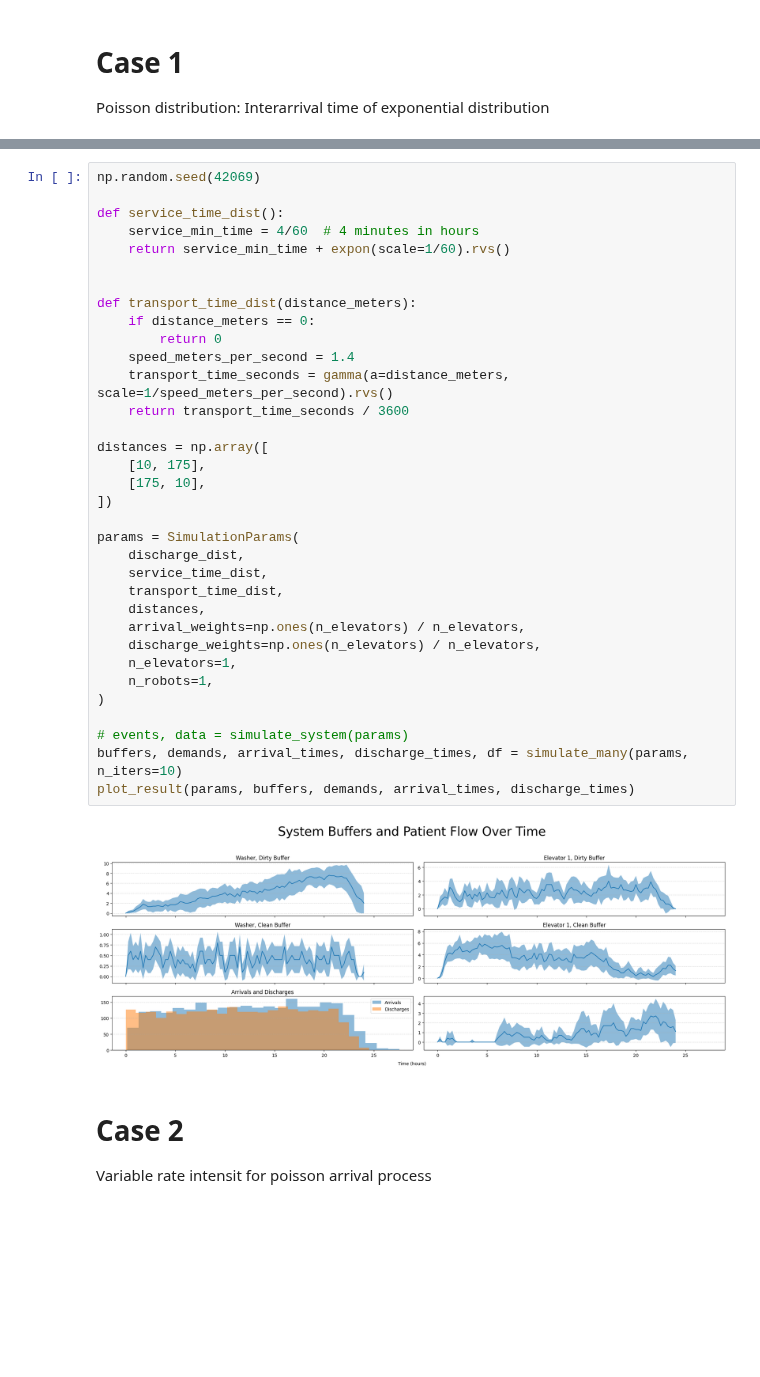
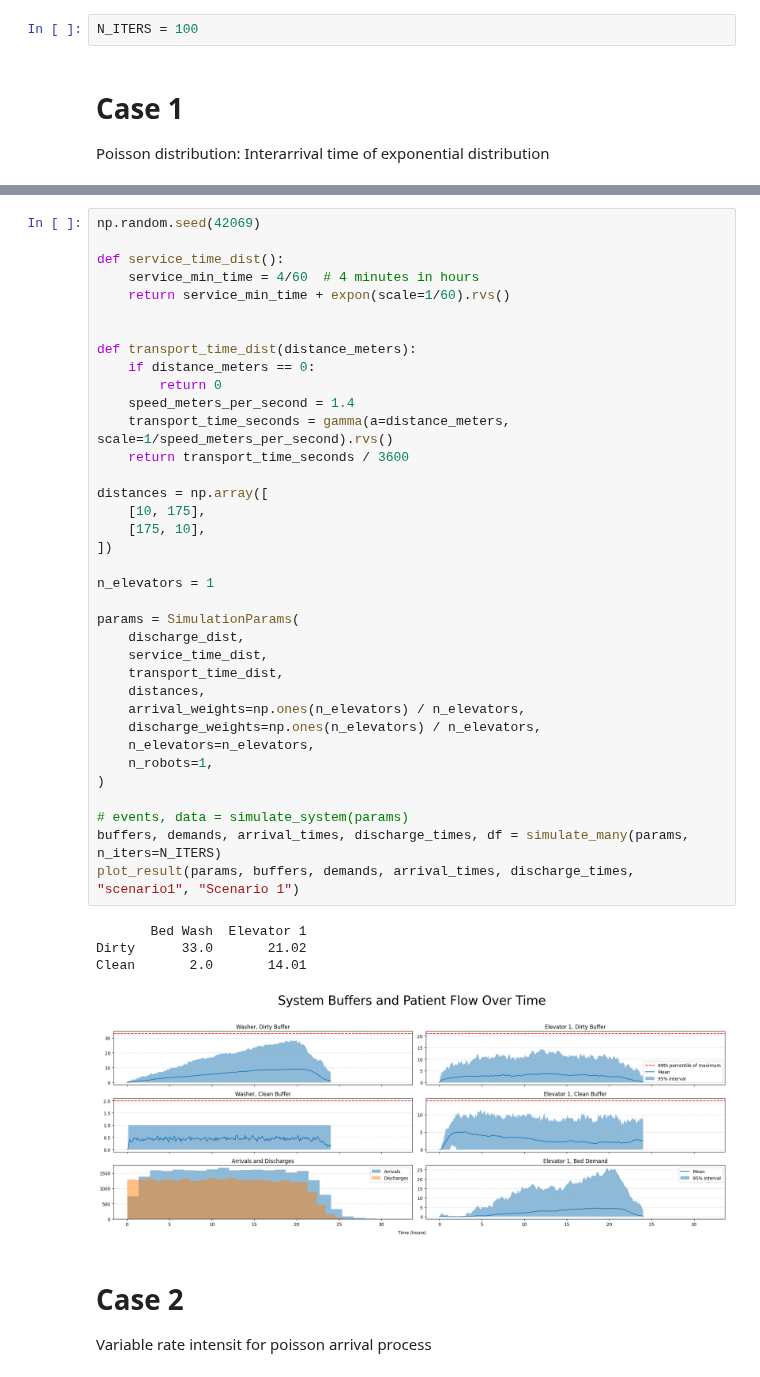
Before and after one commit to AntonJorg/stochastic_simulation, a Jupyter notebook: project2/cases.ipynb, the cells around one changed output, grey strips where cells are left out. Cells and saved outputs as stored; diff of their text form; blank space fills up the shorter version.

```diff
--- a/project2/cases.ipynb
+++ b/project2/cases.ipynb
@@ -91,3 +6,5 @@ events, data = simulate_system(params)
+# %%
+N_ITERS = 100
 # %% [markdown]
 # Case 1
 Poisson distribution: Interarrival time of exponential distribution
@@ -107,37 +24,42 @@ np.random.seed(42069)
 
 def service_time_dist():
     service_min_time = 4/60  # 4 minutes in hours
     return service_min_time + expon(scale=1/60).rvs()
 
 
 def transport_time_dist(distance_meters):
     if distance_meters == 0:
         return 0
     speed_meters_per_second = 1.4
     transport_time_seconds = gamma(a=distance_meters, scale=1/speed_meters_per_second).rvs()
     return transport_time_seconds / 3600
 
 distances = np.array([
     [10, 175],
     [175, 10],
 ])
 
+n_elevators = 1
+
 params = SimulationParams(
     discharge_dist,
     service_time_dist,
     transport_time_dist,
     distances,
     arrival_weights=np.ones(n_elevators) / n_elevators,
     discharge_weights=np.ones(n_elevators) / n_elevators,
-    n_elevators=1,
+    n_elevators=n_elevators,
     n_robots=1,
 )
 
 # events, data = simulate_system(params)
-buffers, demands, arrival_times, discharge_times, df = simulate_many(params, n_iters=10)
-plot_result(params, buffers, demands, arrival_times, discharge_times)
+buffers, demands, arrival_times, discharge_times, df = simulate_many(params, n_iters=N_ITERS)
+plot_result(params, buffers, demands, arrival_times, discharge_times, "scenario1", "Scenario 1")
 # %% [output]
+       Bed Wash  Elevator 1
+Dirty      33.0       21.02
+Clean       2.0       14.01
-[figure, old version]
+[figure, new version]
 # %% [markdown]
 # Case 2
 Variable rate intensit for poisson arrival process
```
Also changed, not shown: parts of 8 cells of this notebook, 9 other files.
